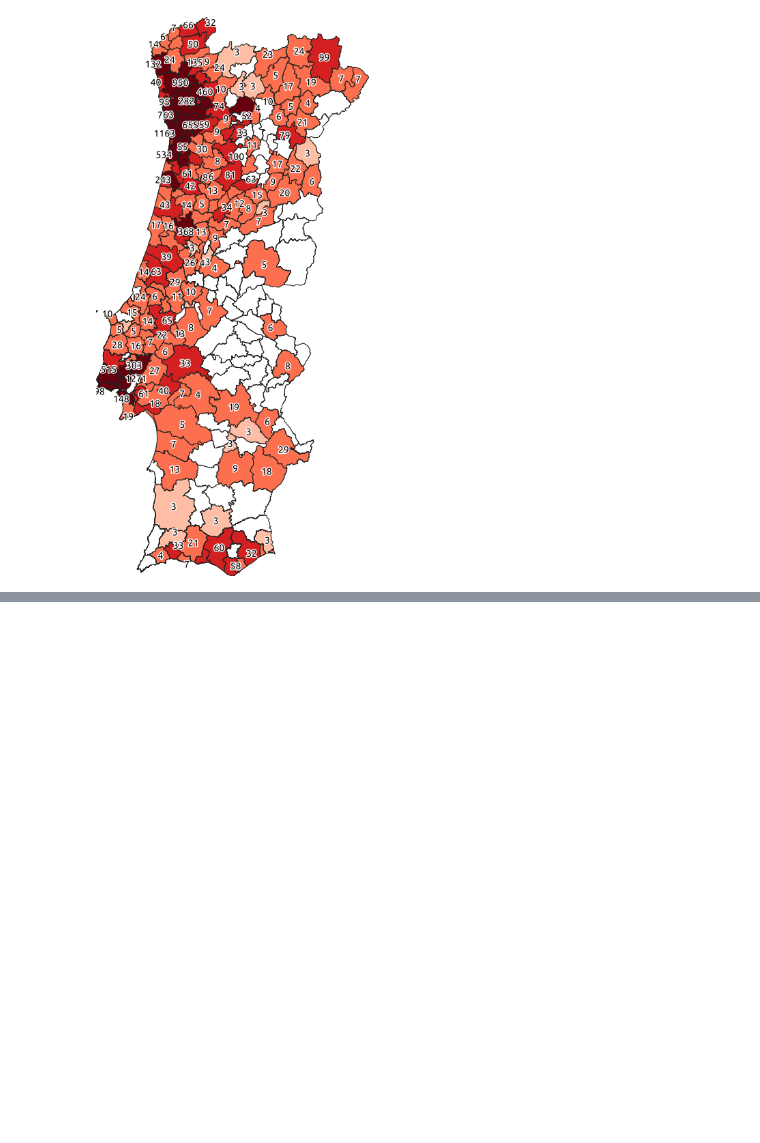
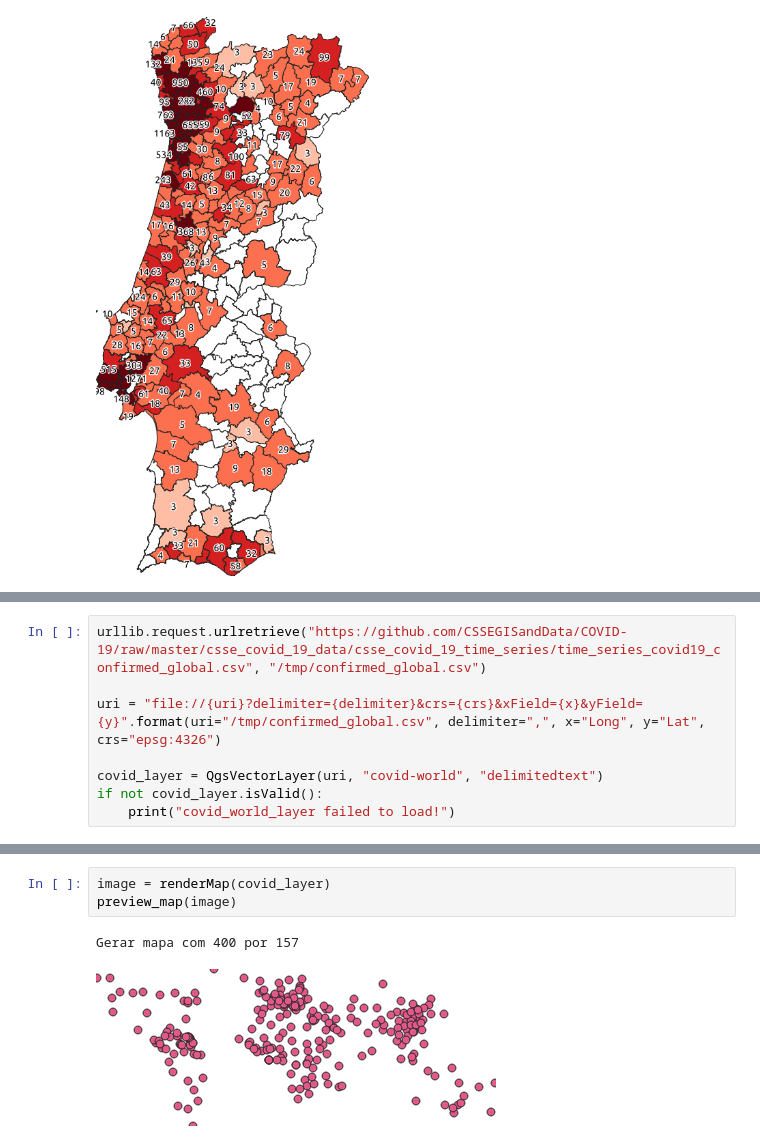
Before and after one commit to andretiagogr/TA-cartografia-COVID-19, a Jupyter notebook: jupyter com Pandas e QGIS.ipynb, the cells around one changed output, grey strips where cells are left out. Drawn from its saved outputs; the diff is of its cells as text; blank space fills up the shorter version.

```diff
--- a/jupyter com Pandas e QGIS.ipynb
+++ b/jupyter com Pandas e QGIS.ipynb
@@ -274,0 +281,8 @@ Gerar mapa com 400 por 819
+# %%
+urllib.request.urlretrieve("https://github.com/CSSEGISandData/COVID-19/raw/master/csse_covid_19_data/csse_covid_19_time_series/time_series_covid19_confirmed_global.csv", "/tmp/confirmed_global.csv")
+
+uri = "file://{uri}?delimiter={delimiter}&crs={crs}&xField={x}&yField={y}".format(uri="/tmp/confirmed_global.csv", delimiter=",", x="Long", y="Lat", crs="epsg:4326")
+
+covid_layer = QgsVectorLayer(uri, "covid-world", "delimitedtext")
+if not covid_layer.isValid():
+    print("covid_world_layer failed to load!")
@@ -274,0 +295,6 @@ Gerar mapa com 400 por 819
+# %%
+image = renderMap(covid_layer)
+preview_map(image)
+# %% [output]
+Gerar mapa com 400 por 157
+[figure, added]
```
Also changed, not shown: parts of 3 cells of this notebook.
